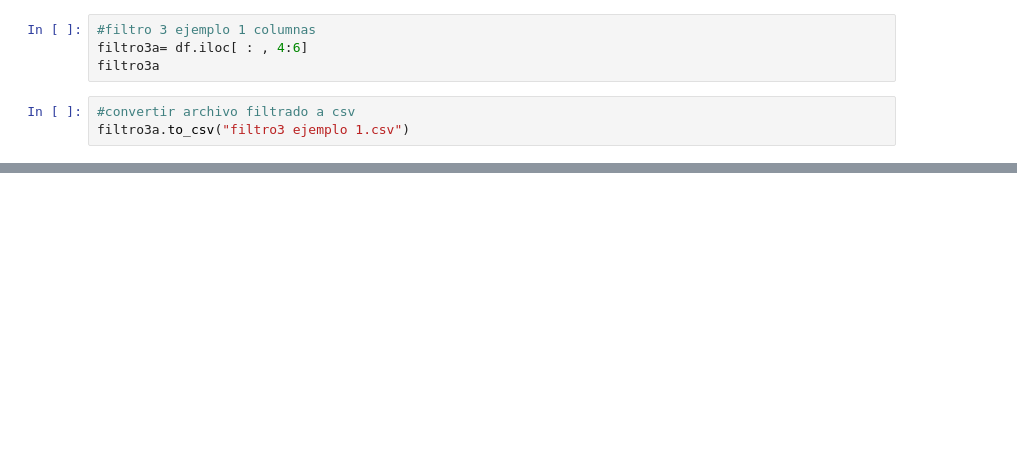
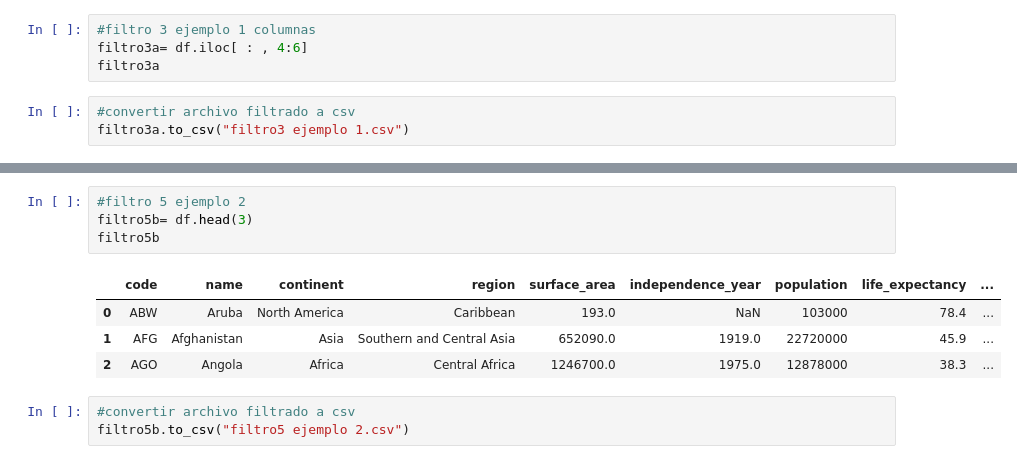
Before and after one commit to EddiRafael/Extraccion-de-datos, a Jupyter notebook: Entregable1.ipynb, the cells around one changed output, grey strips where cells are left out. Saved outputs shown, nothing was run; the diff lists cells and outputs as text; blank space fills up the shorter version.

```diff
--- a/Entregable1.ipynb
+++ b/Entregable1.ipynb
@@ -101,0 +211,12 @@ files.download("filtro3 ejemplo 1.csv")
+# %%
+#filtro 5 ejemplo 2
+filtro5b= df.head(3)
+filtro5b
+# %% [output]
+|  | code | name | continent | region | surface_area | independence_year | population | life_expectancy | ... |
+| 0 | ABW | Aruba | North America | Caribbean | 193.0 | NaN | 103000 | 78.4 | ... |
+| 1 | AFG | Afghanistan | Asia | Southern and Central Asia | 652090.0 | 1919.0 | 22720000 | 45.9 | ... |
+| 2 | AGO | Angola | Africa | Central Africa | 1246700.0 | 1975.0 | 12878000 | 38.3 | ... |
+# %%
+#convertir archivo filtrado a csv
+filtro5b.to_csv("filtro5 ejemplo 2.csv")
```
Also changed, not shown: parts of 39 cells of this notebook.
